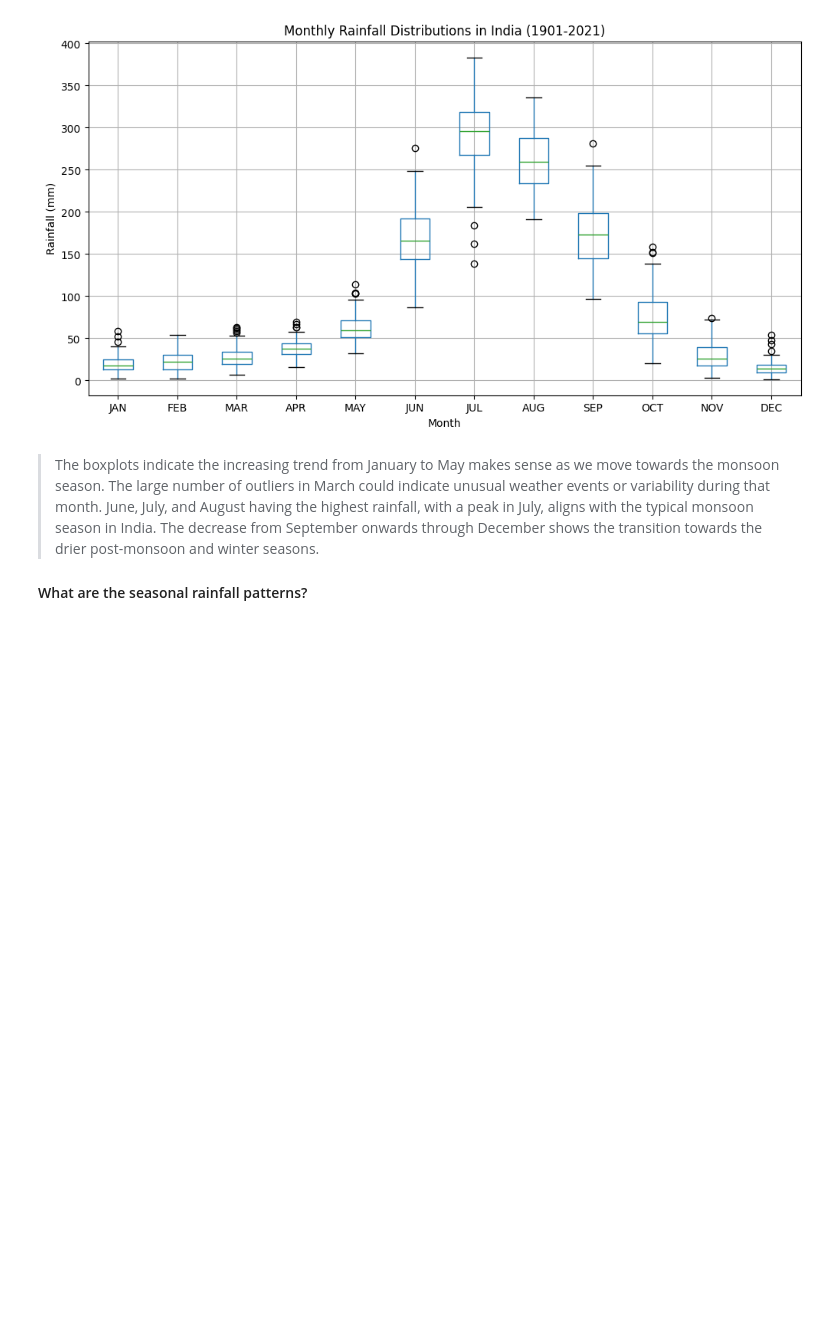
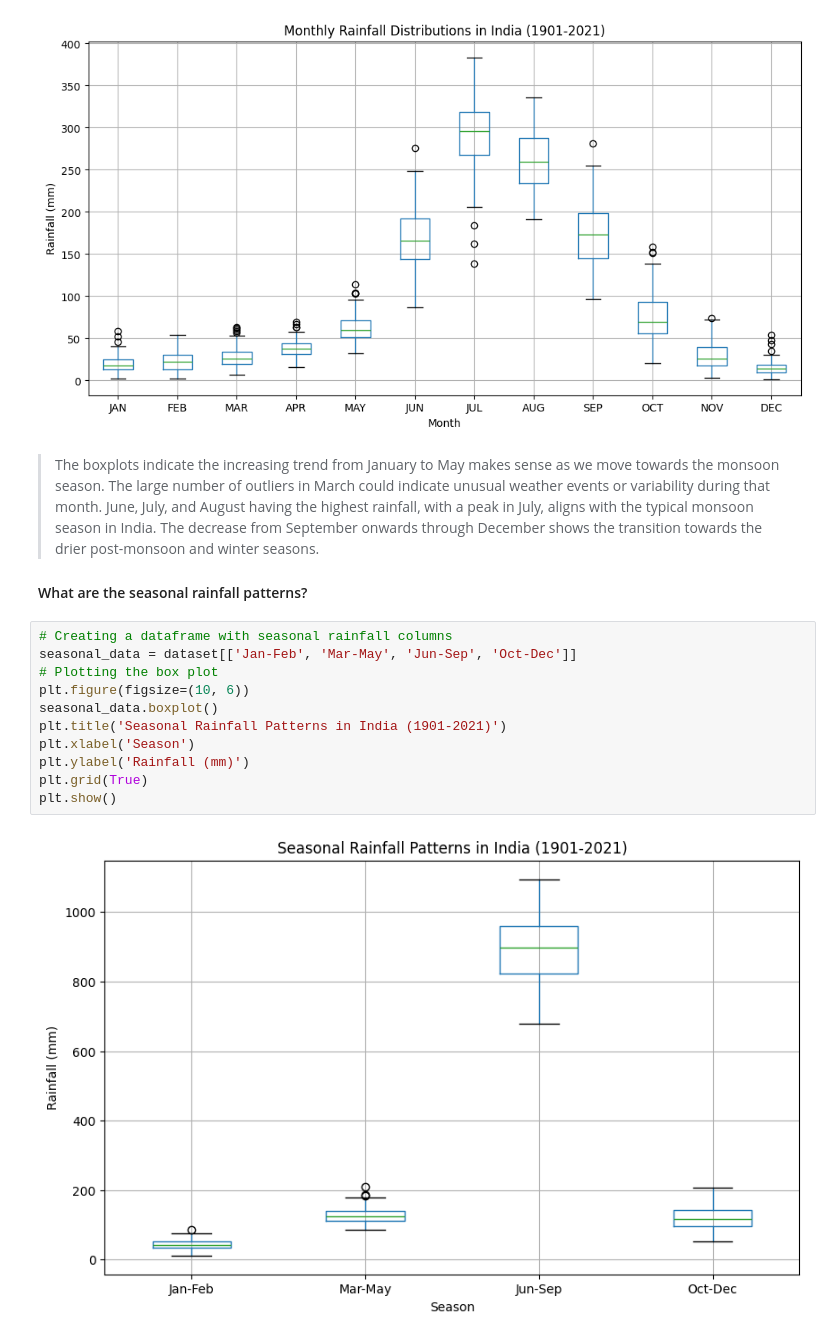
Before and after one commit to Darknight47/Time-Series-Analyasis, a Jupyter notebook: rainfall_trends.ipynb, the cells around one changed output. Drawn from its saved outputs; the diff is of its cells as text; blank space fills up the shorter version.

```diff
--- a/rainfall_trends.ipynb
+++ b/rainfall_trends.ipynb
@@ -54,3 +54,16 @@ plt.show()
 > The boxplots indicate the increasing trend from January to May makes sense as we move towards the monsoon season. The large number of outliers in March could indicate unusual weather events or variability during that month. June, July, and August having the highest rainfall, with a peak in July, aligns with the typical monsoon season in India. The decrease from September onwards through December shows the transition towards the drier post-monsoon and winter seasons.
 
 #### What are the seasonal rainfall patterns?
+# %%
+# Creating a dataframe with seasonal rainfall columns
+seasonal_data = dataset[['Jan-Feb', 'Mar-May', 'Jun-Sep', 'Oct-Dec']]
+# Plotting the box plot
+plt.figure(figsize=(10, 6))
+seasonal_data.boxplot()
+plt.title('Seasonal Rainfall Patterns in India (1901-2021)')
+plt.xlabel('Season')
+plt.ylabel('Rainfall (mm)')
+plt.grid(True)
+plt.show()
+# %% [output]
+[figure, added]
```
Also changed, not shown: parts of 2 cells of this notebook.
